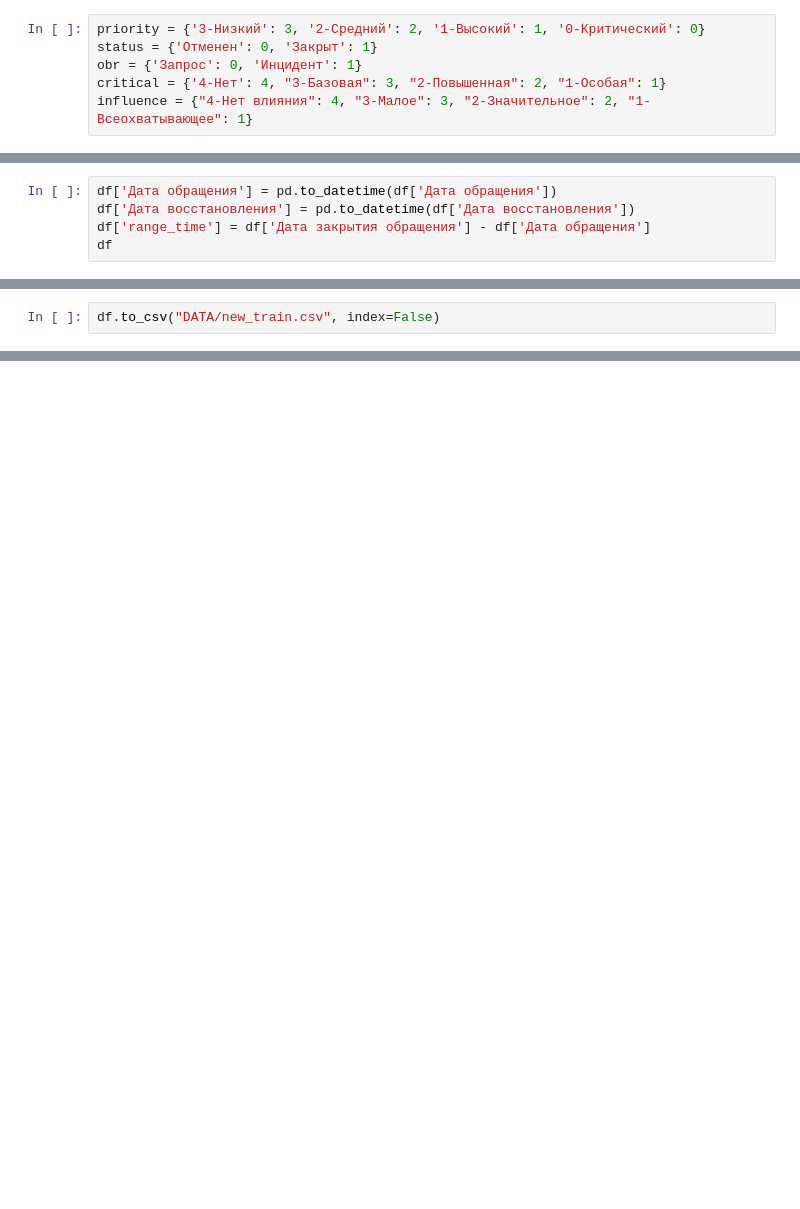
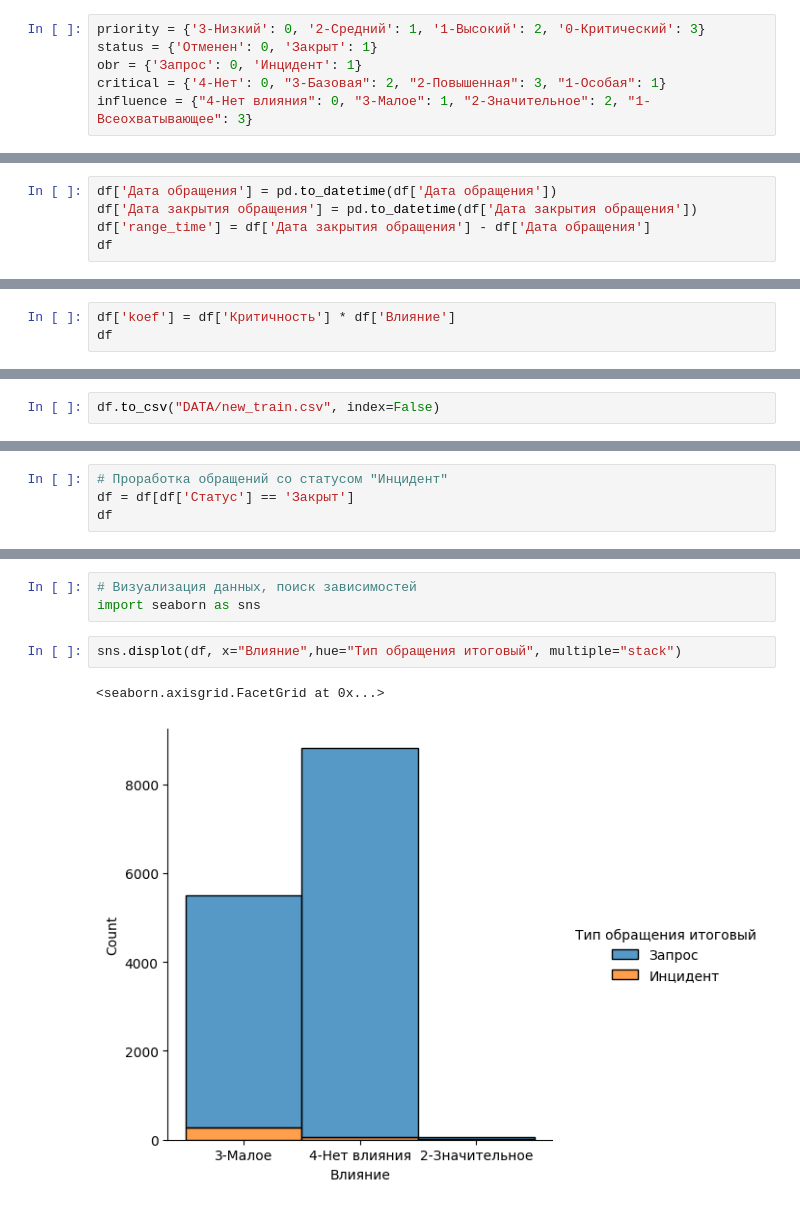
Before and after one commit to zayycev22/user_issue_classifier, a Jupyter notebook: parse.ipynb, the cells around one changed output, grey strips where cells are left out. Cells and saved outputs as stored; diff of their text form; blank space fills up the shorter version.

Commit message:
add koef feature

```diff
--- a/parse.ipynb
+++ b/parse.ipynb
@@ -17,9 +43,9 @@ tdf['Тип переклассификации'].value_counts()
 # %%
-priority = {'3-Низкий': 3, '2-Средний': 2, '1-Высокий': 1, '0-Критический': 0}
+priority = {'3-Низкий': 0, '2-Средний': 1, '1-Высокий': 2, '0-Критический': 3}
 status = {'Отменен': 0, 'Закрыт': 1}
 obr = {'Запрос': 0, 'Инцидент': 1}
-critical = {'4-Нет': 4, "3-Базовая": 3, "2-Повышенная": 2, "1-Особая": 1}
-influence = {"4-Нет влияния": 4, "3-Малое": 3, "2-Значительное": 2, "1-Всеохватывающее": 1}
+critical = {'4-Нет': 0, "3-Базовая": 2, "2-Повышенная": 3, "1-Особая": 1}
+influence = {"4-Нет влияния": 0, "3-Малое": 1, "2-Значительное": 2, "1-Всеохватывающее": 3}
 # %%
 df['Приоритет'] = df['Приоритет'].map(priority)
 df
@@ -48,6 +156,6 @@ df['Тип переклассификации'].value_counts()
 df = df[df['Статус'] != 0]
 # %%
 df['Дата обращения'] = pd.to_datetime(df['Дата обращения'])
-df['Дата восстановления'] = pd.to_datetime(df['Дата восстановления'])
+df['Дата закрытия обращения'] = pd.to_datetime(df['Дата закрытия обращения'])
 df['range_time'] = df['Дата закрытия обращения'] - df['Дата обращения']
 df
@@ -66,0 +235,3 @@ df
+# %%
+df['koef'] = df['Критичность'] * df['Влияние']
+df
@@ -107,0 +417,4 @@ print(result2.summary())
+# %%
+# Проработка обращений со статусом "Инцидент"
+df = df[df['Статус'] == 'Закрыт']
+df
@@ -107,0 +435,8 @@ print(result2.summary())
+# %%
+# Визуализация данных, поиск зависимостей
+import seaborn as sns
+# %%
+sns.displot(df, x="Влияние",hue="Тип обращения итоговый", multiple="stack")
+# %% [output]
+<seaborn.axisgrid.FacetGrid at 0x...>
+[figure, added]
```
Also changed, not shown: parts of 29 cells of this notebook, 1 other file.
